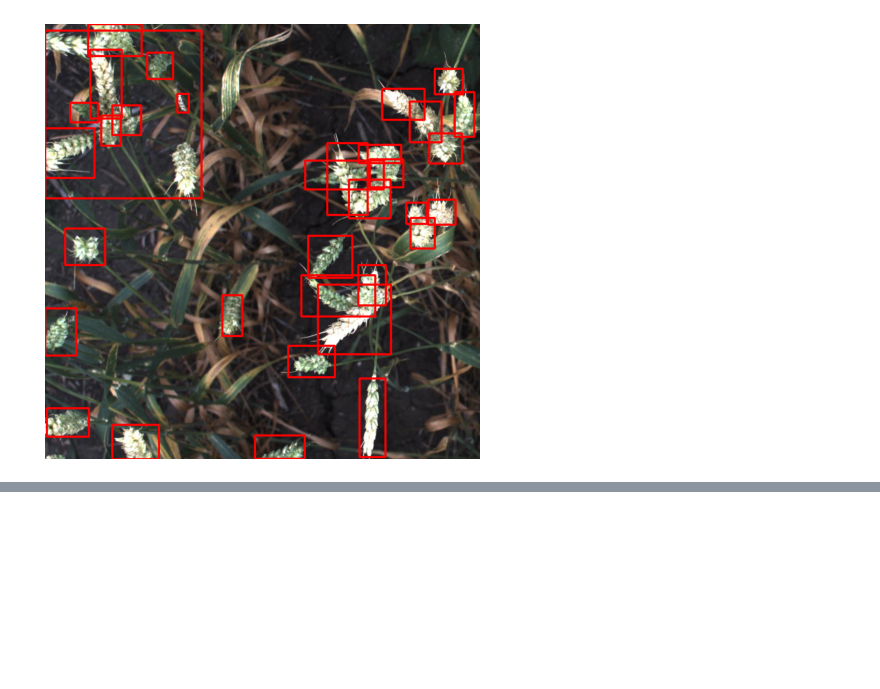
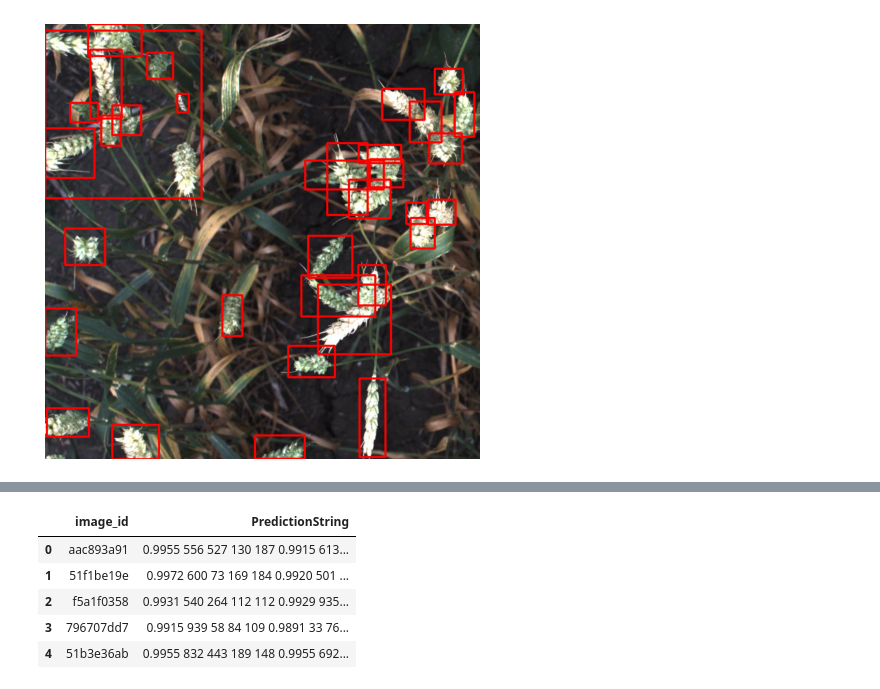
Before and after one commit to yashika-git/Wheat_Detection, a Jupyter notebook: wheat-detection.ipynb, the cells around one changed output, grey strips where cells are left out. Drawn from its saved outputs; the diff is of its cells as text; code cells hidden in the pictures; blank space fills up the shorter version.

```diff
--- a/wheat-detection.ipynb
+++ b/wheat-detection.ipynb
@@ -222,3 +224,5 @@ ax.imshow(sample)
 # %% [output]
 <matplotlib.image.AxesImage at 0x...>
 [figure]
+# %%
+model = torchvision.models.detection.fasterrcnn_resnet50_fpn(pretrained=False, pretrained_backbone=False)
@@ -224,0 +327,42 @@ ax.imshow(sample)
+# %%
+#Making the prediction
+results=[]
+model.eval()
+
+for images, image_ids in test_data_loader:
+
+    images = list(image.to(device) for image in images)
+    outputs = model(images)
+
+    for i, image in enumerate(images):
+        boxes = outputs[i]['boxes'].data.cpu().numpy()  #[Xmin,Ymin,Xmax,Ymax]
+        scores = outputs[i]['scores'].data.cpu().numpy()
+
+        boxes = boxes[scores >= detection_threshold].astype(np.int32)
+        scores = scores[scores >= detection_threshold]
+
+        image_id = image_ids[i]
+
+        #converting the box format to [Xmin,Ymin,W,H]
+
+        boxes[:, 2] = boxes[:, 2] - boxes[:, 0]
+        boxes[:, 3] = boxes[:, 3] - boxes[:, 1]
+
+        #Storing the image id and boxes and scores in result dict
+
+        result = {
+            'image_id': image_id,
+            'PredictionString': format_prediction_string(boxes, scores)}
+
+        #Appending the result dict to results list
+        results.append(result)
+# %%
+test_df = pd.DataFrame(results, columns=['image_id', 'PredictionString'])
+test_df.head()
+# %% [output]
+|  | image_id | PredictionString |
+| 0 | aac893a91 | 0.9955 556 527 130 187 0.9915 613... |
+| 1 | 51f1be19e | 0.9972 600 73 169 184 0.9920 501 ... |
+| 2 | f5a1f0358 | 0.9931 540 264 112 112 0.9929 935... |
+| 3 | 796707dd7 | 0.9915 939 58 84 109 0.9891 33 76... |
+| 4 | 51b3e36ab | 0.9955 832 443 189 148 0.9955 692... |
```
Also changed, not shown: parts of 10 cells of this notebook.
